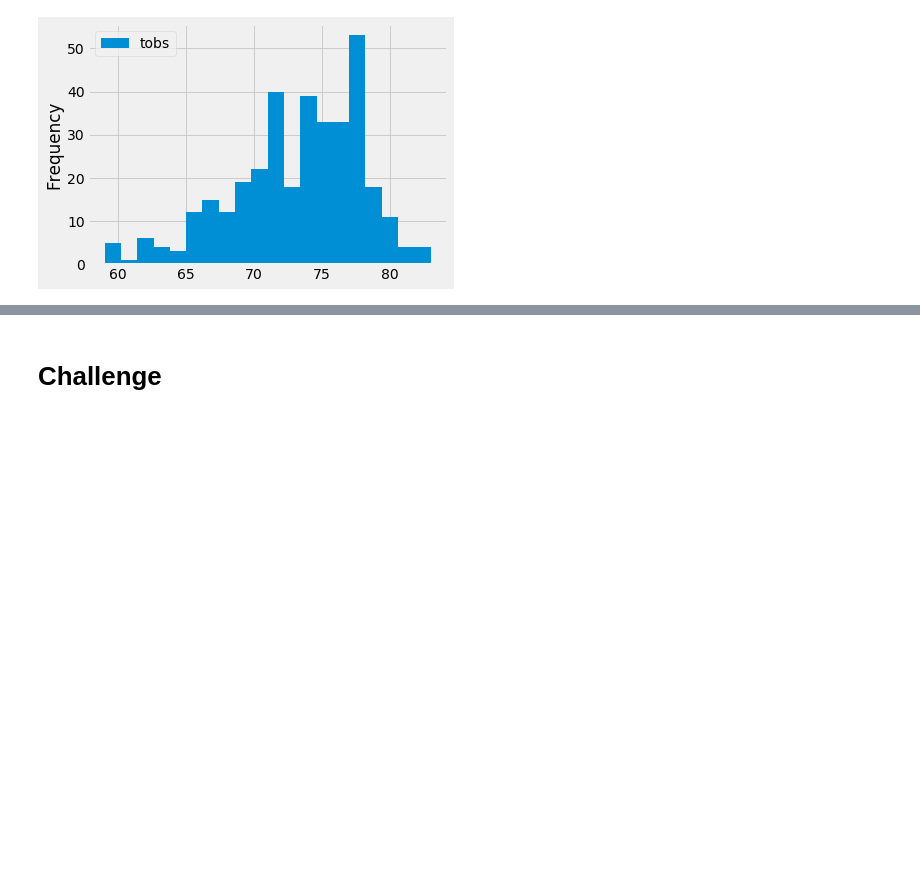
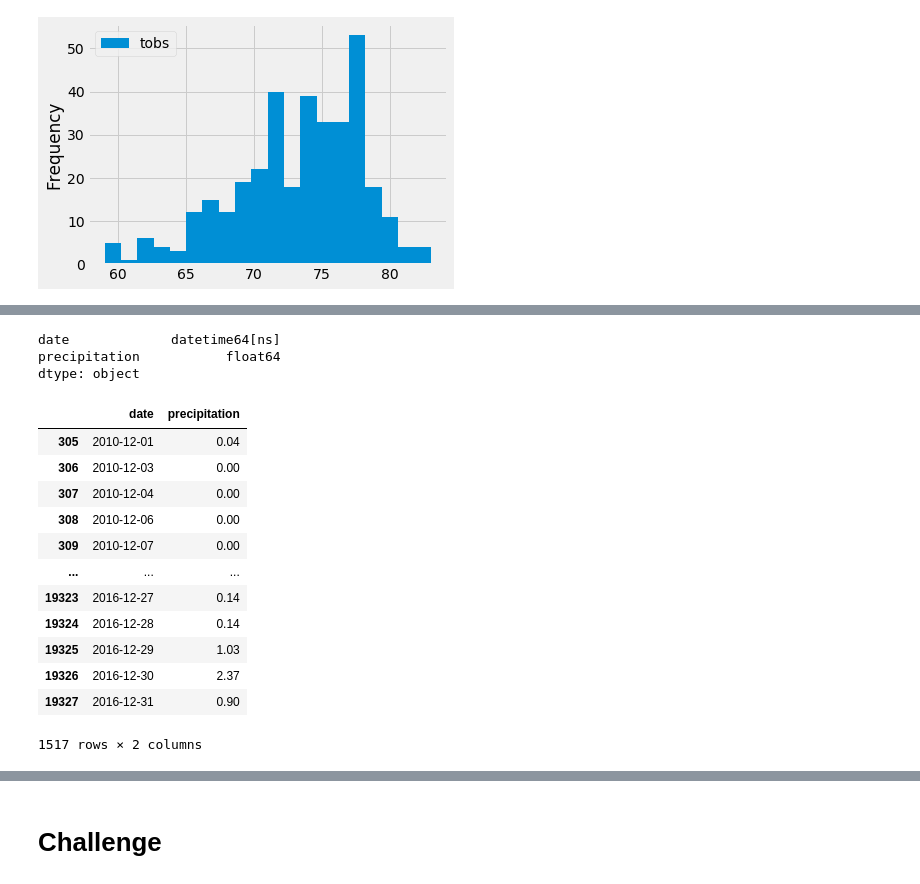
Before and after one commit to karenbennis/surfs_up, a Jupyter notebook: climate_analysis.ipynb, the cells around one changed output, grey strips where cells are left out. Saved outputs shown, nothing was run; the diff lists cells and outputs as text; code cells hidden in the pictures; blank space fills up the shorter version.

```diff
--- a/climate_analysis.ipynb
+++ b/climate_analysis.ipynb
@@ -158,0 +276,15 @@ plt.tight_layout()
+# %%
+# METHOD 2: Use sqlalchemy to return percipitation data for all dates and stations; then create a dataframe and use .loc to filter date column by month (December)
+
+# Create an empty list to store results of ORM query
+all_prcp = []
+
+# Perform a sqlite query to retrieve precipitation across all the stations and years
+all_prcp = session.query(Measurement.date, Measurement.prcp)
+
+# Show the query (don't do this when query has .all())
+print(all_prcp)
+
+# Save the query results as a Pandas DataFrame
+prcp_df = pd.DataFrame(all_prcp, columns=['date','precipitation'])
+prcp_df.head()
@@ -158,0 +300,30 @@ plt.tight_layout()
+# %%
+# Convert date column to datetime datatype in order to us datetime functions
+prcp_df['date'] = pd.to_datetime(prcp_df['date'])
+
+# Check if casting date as datetime was successful
+prcp_df.dtypes
+# %% [output]
+date             datetime64[ns]
+precipitation           float64
+dtype: object
+# %%
+# Use pandas to filter December's precipitation across all stations and years
+december_prcp_df = prcp_df.loc[prcp_df['date'].dt.month == 12]
+
+# Check that the df contains dates from December only
+december_prcp_df
+# %% [output]
+|  | date | precipitation |
+| 305 | 2010-12-01 | 0.04 |
+| 306 | 2010-12-03 | 0.00 |
+| 307 | 2010-12-04 | 0.00 |
+| 308 | 2010-12-06 | 0.00 |
+| 309 | 2010-12-07 | 0.00 |
+| ... | ... | ... |
+| 19323 | 2016-12-27 | 0.14 |
+| 19324 | 2016-12-28 | 0.14 |
+| 19325 | 2016-12-29 | 1.03 |
+| 19326 | 2016-12-30 | 2.37 |
+| 19327 | 2016-12-31 | 0.90 |
+1517 rows × 2 columns
```
Also changed, not shown: parts of 28 cells of this notebook, 1 other file.
